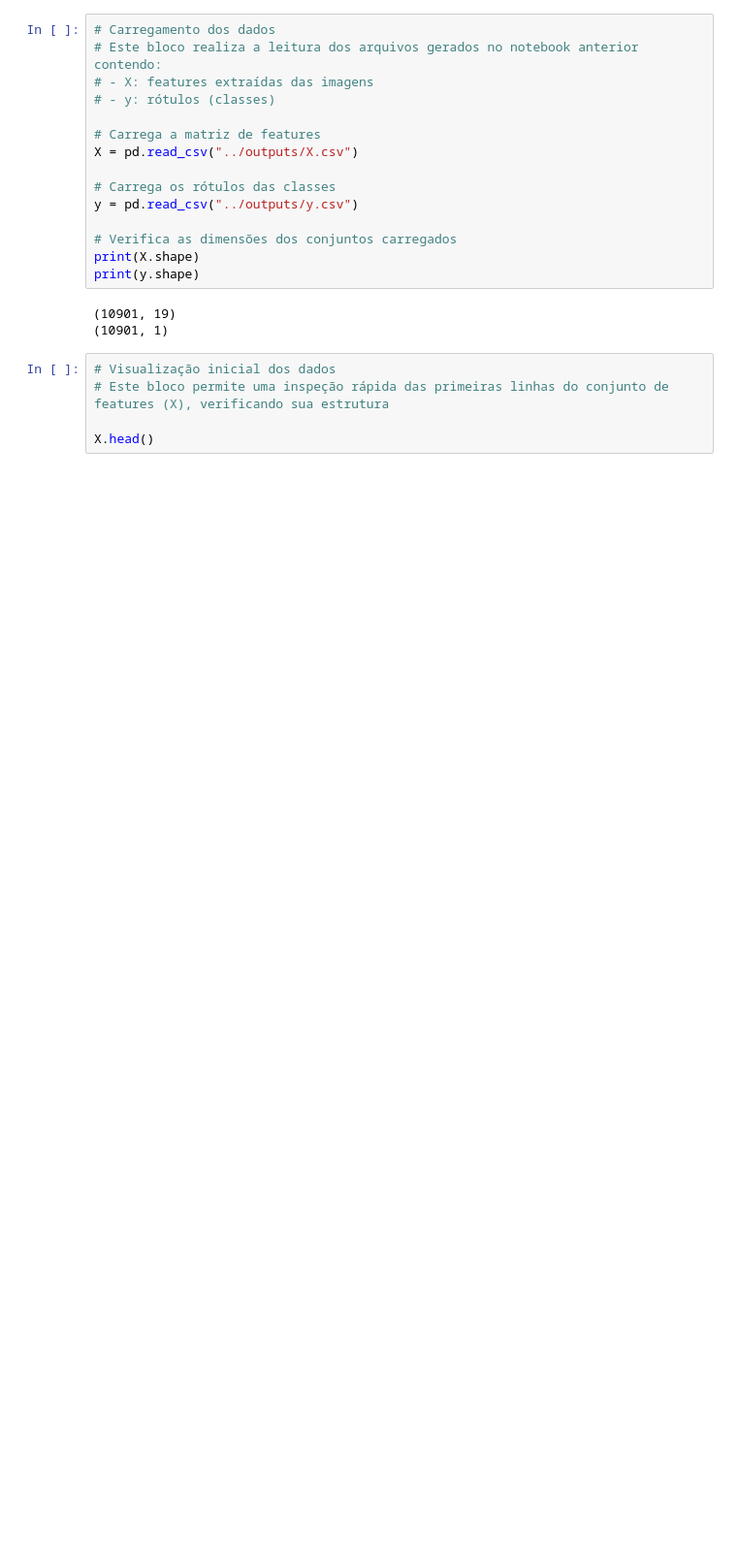
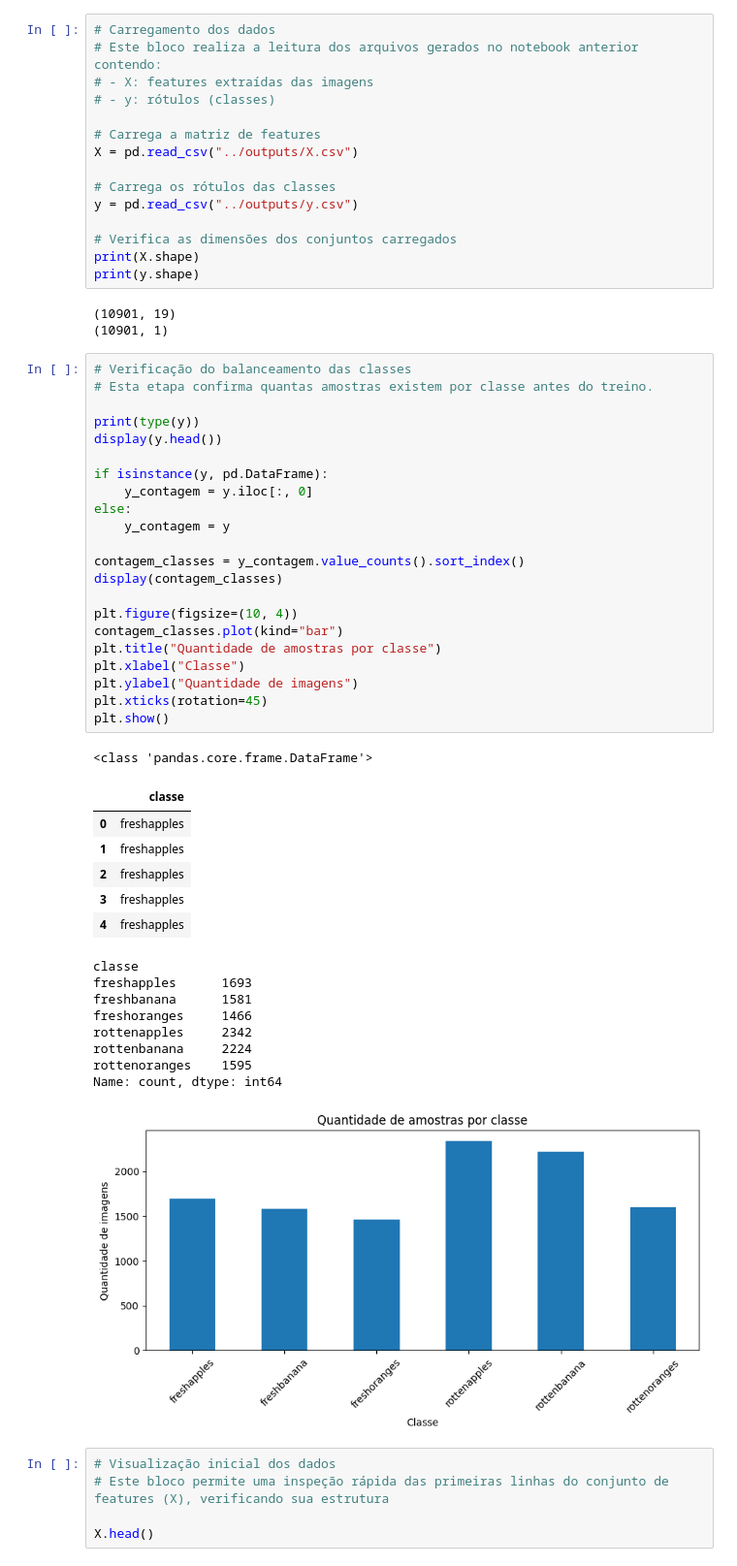
Before and after one commit to lauramoskk/sistema-inspecao-visual-automatica, a Jupyter notebook: notebooks/03_classificacao.ipynb, the cells around one changed output. Shown at 97% size. Drawn from its saved outputs; the diff is of its cells as text; blank space fills up the shorter version.

```diff
--- a/notebooks/03_classificacao.ipynb
+++ b/notebooks/03_classificacao.ipynb
@@ -39,6 +44,45 @@ print(y.shape)
 # %% [output]
 (10901, 19)
 (10901, 1)
+# %%
+# Verificação do balanceamento das classes
+# Esta etapa confirma quantas amostras existem por classe antes do treino.
+
+print(type(y))
+display(y.head())
+
+if isinstance(y, pd.DataFrame):
+    y_contagem = y.iloc[:, 0]
+else:
+    y_contagem = y
+
+contagem_classes = y_contagem.value_counts().sort_index()
+display(contagem_classes)
+
+plt.figure(figsize=(10, 4))
+contagem_classes.plot(kind="bar")
+plt.title("Quantidade de amostras por classe")
+plt.xlabel("Classe")
+plt.ylabel("Quantidade de imagens")
+plt.xticks(rotation=45)
+plt.show()
+# %% [output]
+<class 'pandas.core.frame.DataFrame'>
+|  | classe |
+| 0 | freshapples |
+| 1 | freshapples |
+| 2 | freshapples |
+| 3 | freshapples |
+| 4 | freshapples |
+classe
+freshapples      1693
+freshbanana      1581
+freshoranges     1466
+rottenapples     2342
+rottenbanana     2224
+rottenoranges    1595
+Name: count, dtype: int64
+[figure, added]
 # %%
 # Visualização inicial dos dados
 # Este bloco permite uma inspeção rápida das primeiras linhas do conjunto de features (X), verificando sua estrutura
```
Also changed, not shown: parts of 7 cells of this notebook, 2 other files.
